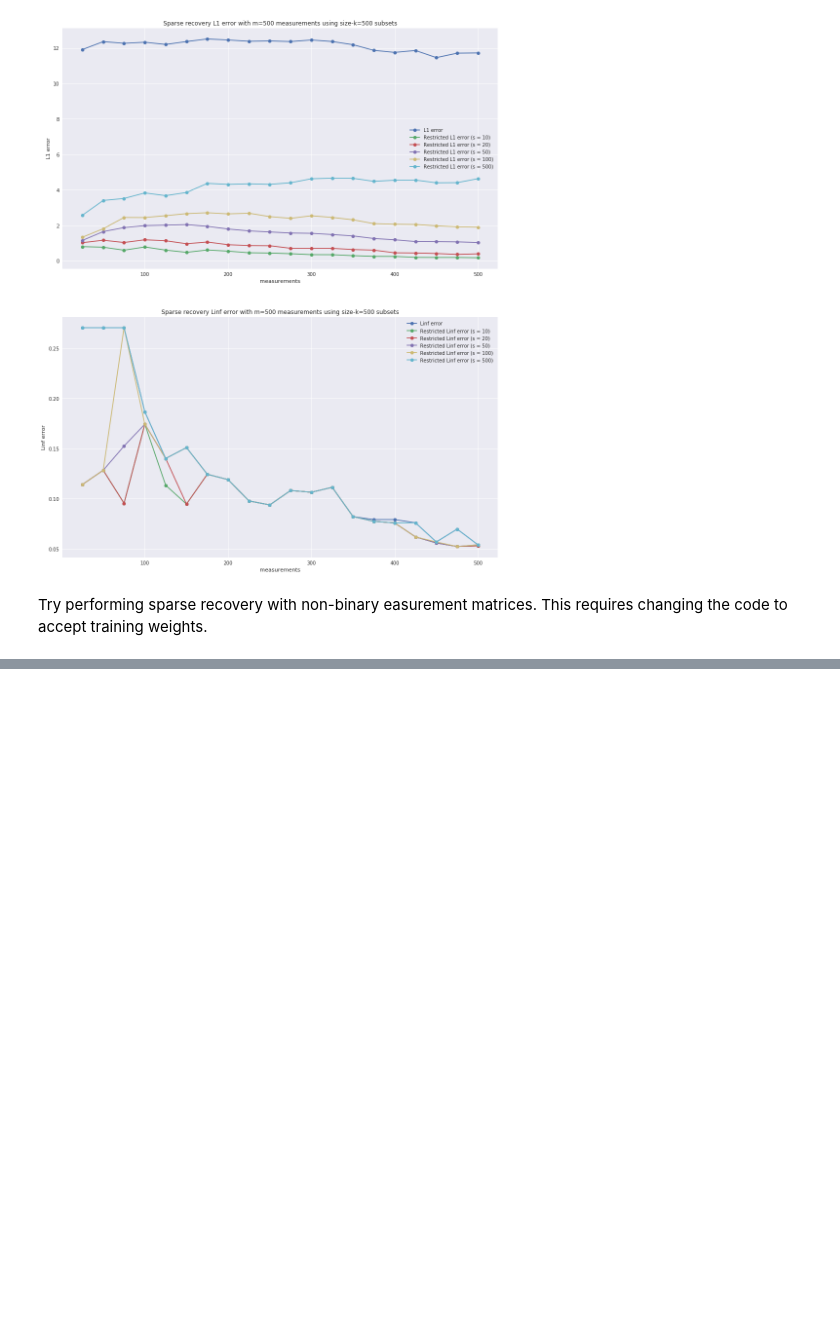
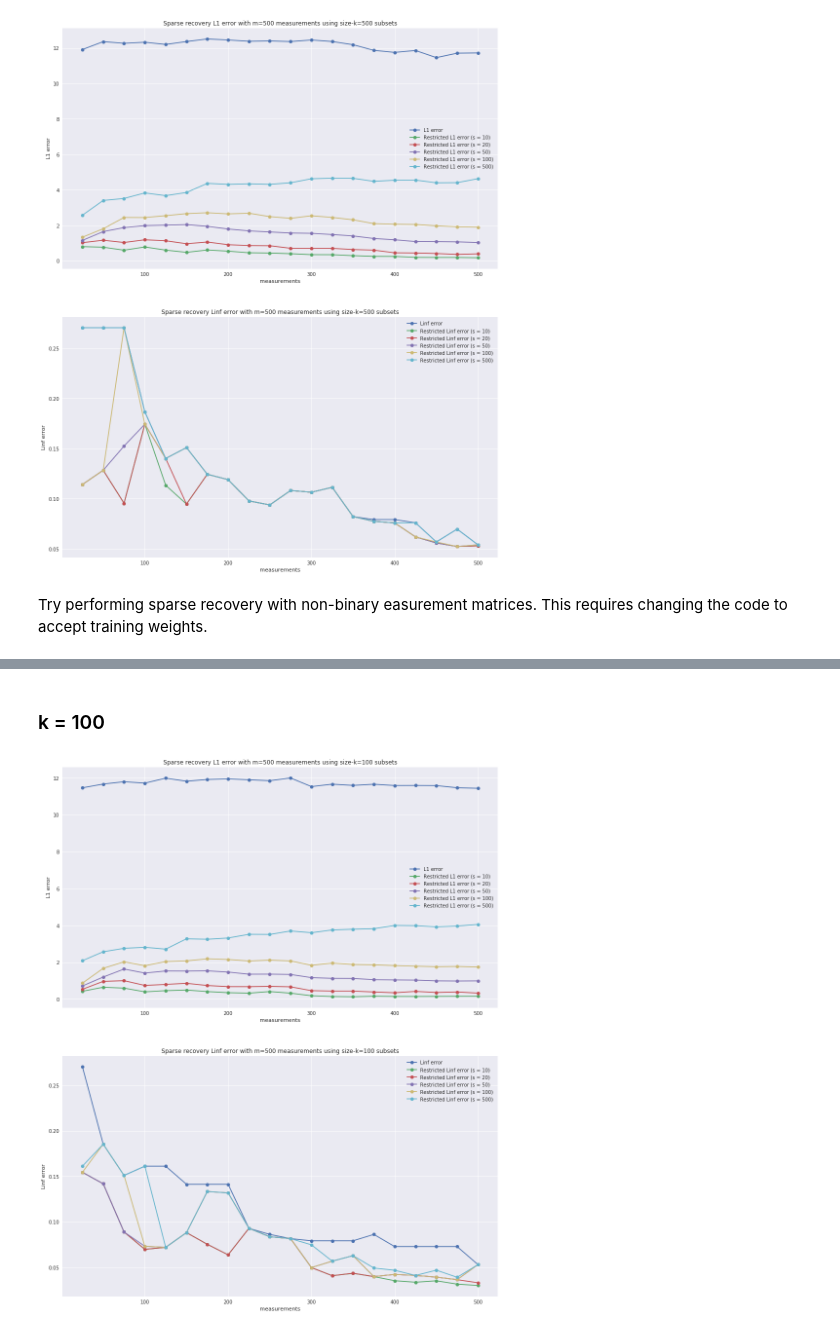
Before and after one commit to kohpangwei/influence-release, a Jupyter notebook: scripts/sensing.ipynb, the cells around one changed output, grey strips where cells are left out. Saved outputs shown, nothing was run; the diff lists cells and outputs as text; code cells hidden in the pictures; blank space fills up the shorter version.

```diff
--- a/scripts/sensing.ipynb
+++ b/scripts/sensing.ipynb
@@ -250,0 +270,7 @@ Try performing sparse recovery with non-binary easurement matrices. This require
+# %% [markdown]
+### k = 100
+# %%
+compressed_sensing(100, 500,
+    sparse_recovery_alg=quadratically_constrained_basis_pursuit, sparse_recovery_args={'eta': 1e-3})
+# %% [output]
+[figure, added]
```
Also changed, not shown: parts of 14 cells of this notebook, 1 other file.
